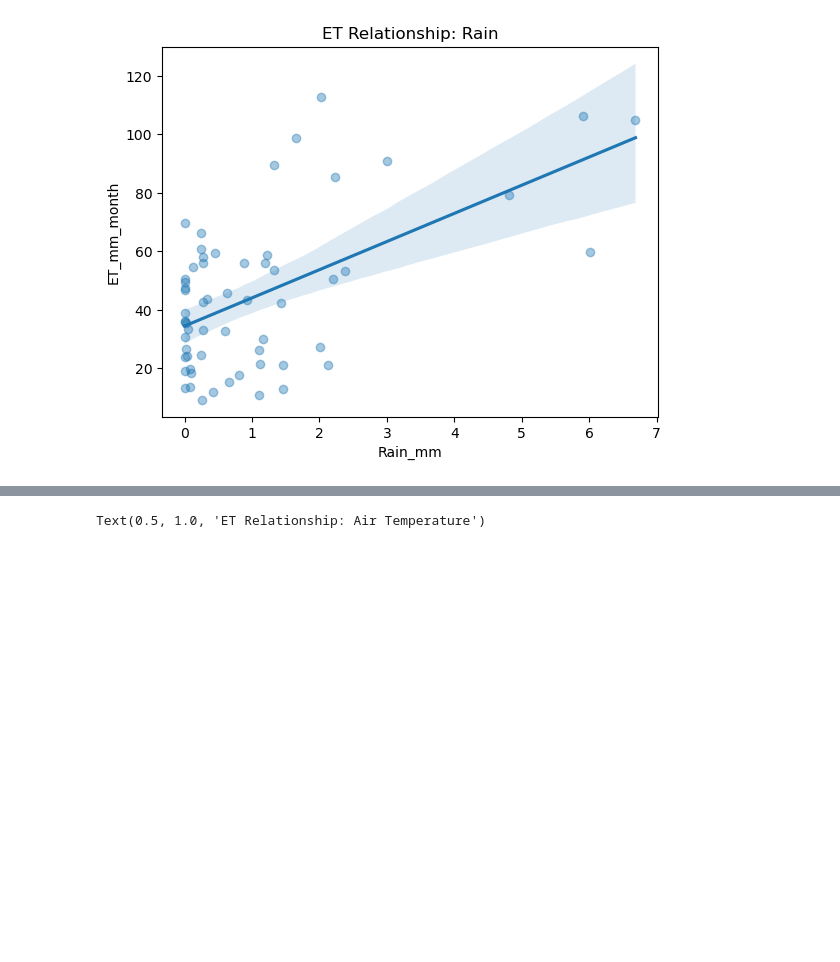
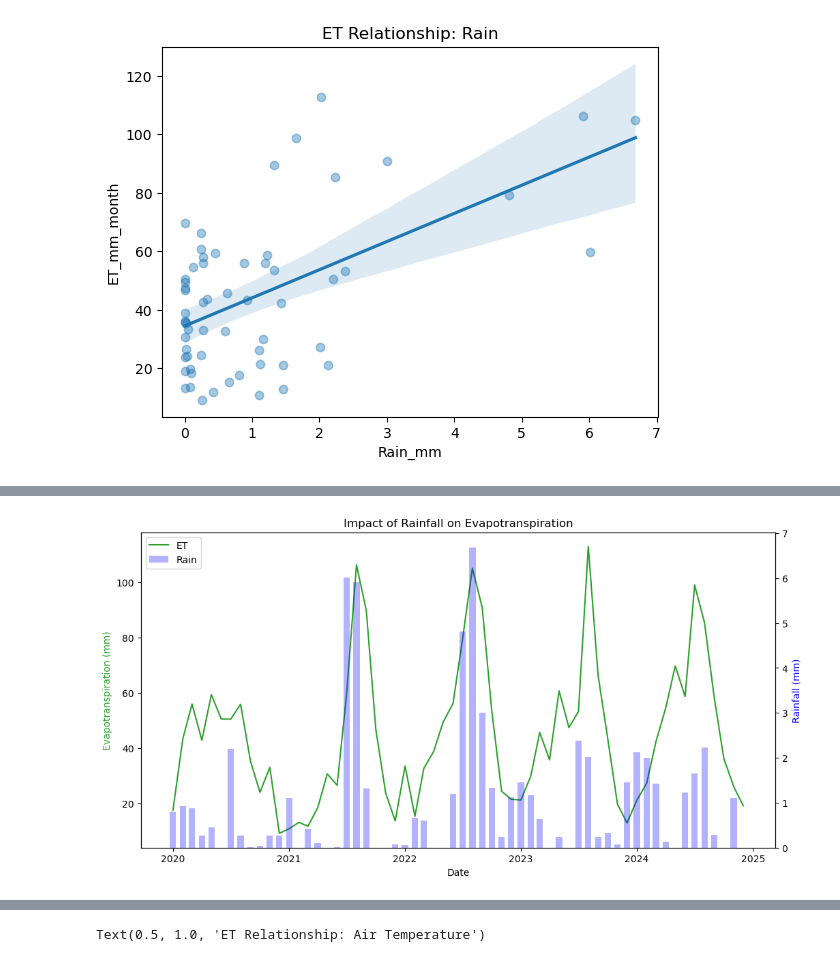
Before and after one commit to bcf0030/eda-project-evapotranspiration, a Jupyter notebook: data_exploration.ipynb, the cells around one changed output, grey strips where cells are left out. Drawn from its saved outputs; the diff is of its cells as text; code cells hidden in the pictures; blank space fills up the shorter version.

Commit message:
Added rainfall analysis interpretation

```diff
--- a/data_exploration.ipynb
+++ b/data_exploration.ipynb
@@ -83,0 +97,23 @@ Text(0.5, 1.0, 'ET Relationship: Rain')
+# %%
+# Set figure and yax1 size
+fig, yax1 = plt.subplots(figsize=(12, 6))
+
+# Create ET line plot and se left y axis
+sns.lineplot(data=df_clean, x="Date", y="ET_mm_month", ax=yax1, color="tab:green", label="ET")
+yax1.set_ylabel("Evapotranspiration (mm)", color="tab:green")
+
+# Create total yearly rainfall right y axis
+yax2 = yax1.twinx()
+yax2.bar(df_clean["Date"], df_clean["Rain_mm"], color="blue", alpha=0.3, label="Rain", width=20)
+yax2.set_ylabel("Rainfall (mm)", color="blue")
+
+# Create legend
+lines_yax1, lbls_yax1 = yax1.get_legend_handles_labels()
+lines_yax2, lbls_yax2 = yax2.get_legend_handles_labels()
+yax1.legend(lines_yax1 + lines_yax2, lbls_yax1 + lbls_yax2, loc="upper left")
+
+# Set title and show
+plt.title("Impact of Rainfall on Evapotranspiration")
+plt.show()
+# %% [output]
+[figure, new version]
```
Also changed, not shown: parts of 14 cells of this notebook.
